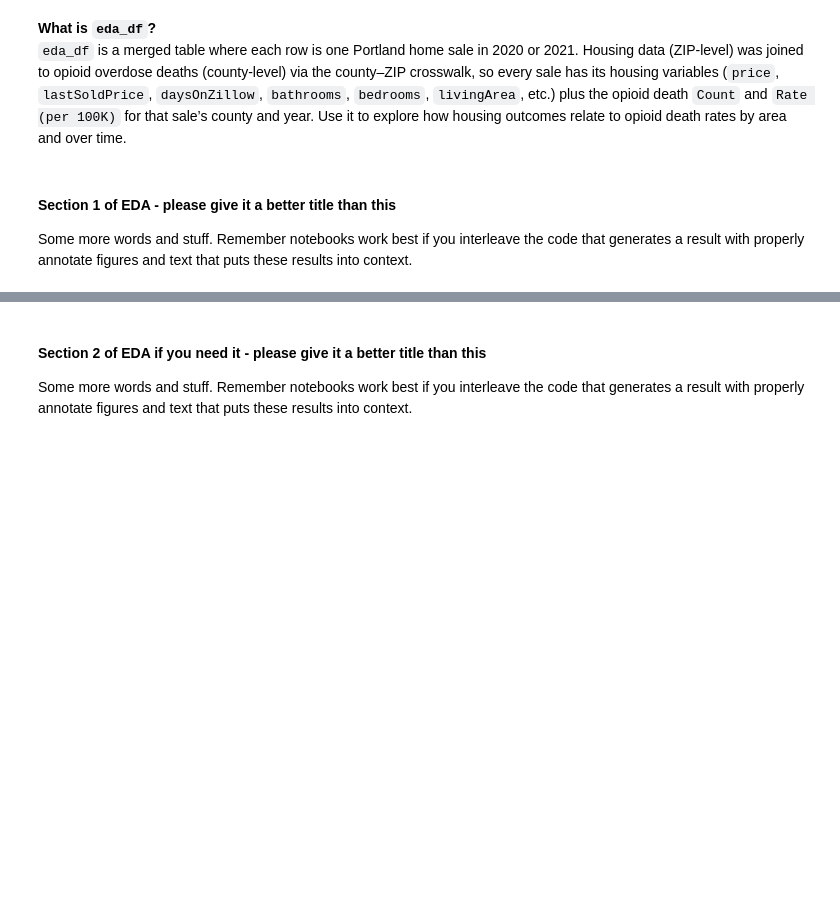
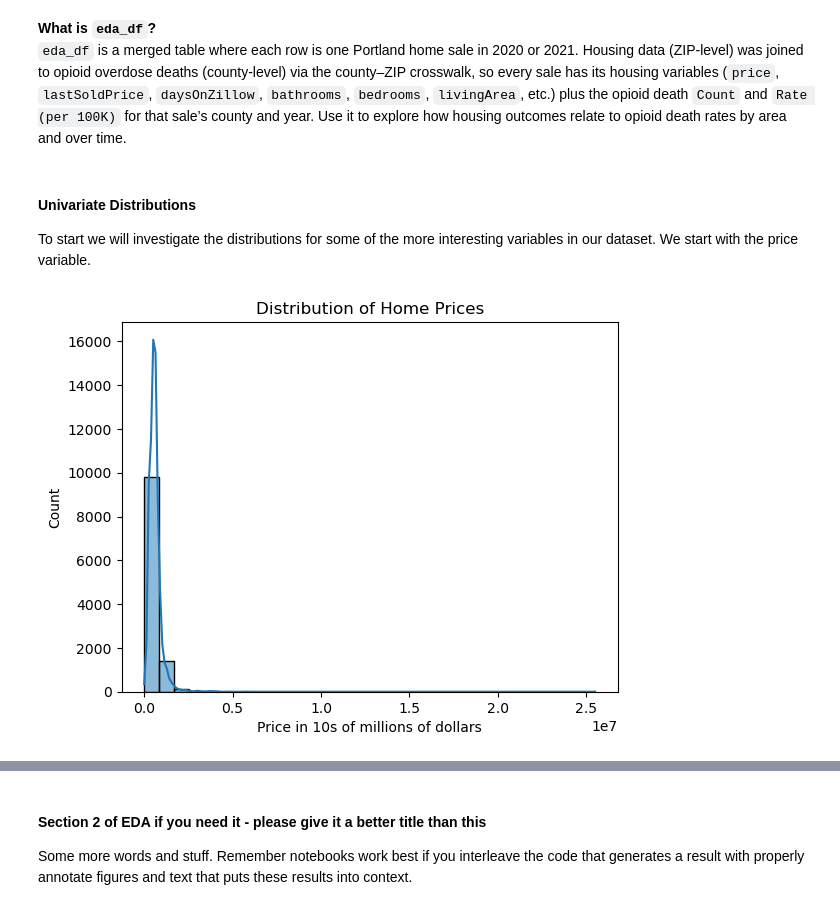
Before and after one commit to COGS108/Group008_WI26, a Jupyter notebook: 02-EDACheckpoint.ipynb, the cells around one changed output, grey strips where cells are left out. Cells and saved outputs as stored; diff of their text form; code cells hidden in the pictures; blank space fills up the shorter version.

Commit message:
Rough Draft of Univariate Distributions Section

```diff
--- a/02-EDACheckpoint.ipynb
+++ b/02-EDACheckpoint.ipynb
@@ -216,7 +214,3 @@ Key columns: ['price', 'lastSoldPrice', 'daysOnZillow', 'Count', 'Rate (per 100K
 # %% [markdown]
 **What is `eda_df`?**
 `eda_df` is a merged table where each row is one Portland home sale in 2020 or 2021. Housing data (ZIP-level) was joined to opioid overdose deaths (county-level) via the county–ZIP crosswalk, so every sale has its housing variables (`price`, `lastSoldPrice`, `daysOnZillow`, `bathrooms`, `bedrooms`, `livingArea`, etc.) plus the opioid death `Count` and `Rate (per 100K)` for that sale’s county and year. Use it to explore how housing outcomes relate to opioid death rates by area and over time.
-# %% [markdown]
-#### Section 1 of EDA - please give it a better title than this
-
-Some more words and stuff.  Remember notebooks work best if you interleave the code that generates a result with properly annotate figures and text that puts these results into context.
@@ -225,0 +217,17 @@ Some more words and stuff.  Remember notebooks work best if you interleave the c
+# %% [markdown]
+#### Univariate Distributions
+
+To start we will investigate the distributions for some of the more interesting variables in our dataset. We start with the price variable.
+# %%
+## YOUR CODE HERE
+import seaborn as sns
+import pandas as pd
+import numpy as np
+pd.set_option('display.float_format', '{:,.2f}'.format) #I dont like working with scientific notation - this was written using GTP
+
+sns.histplot(data=eda_df, x='price', bins=30, kde=True)
+plt.title("Distribution of Home Prices")
+plt.xlabel("Price in 10s of millions of dollars")
+plt.show()
+# %% [output]
+[figure, added]
```
Also changed, not shown: parts of 31 cells of this notebook.
